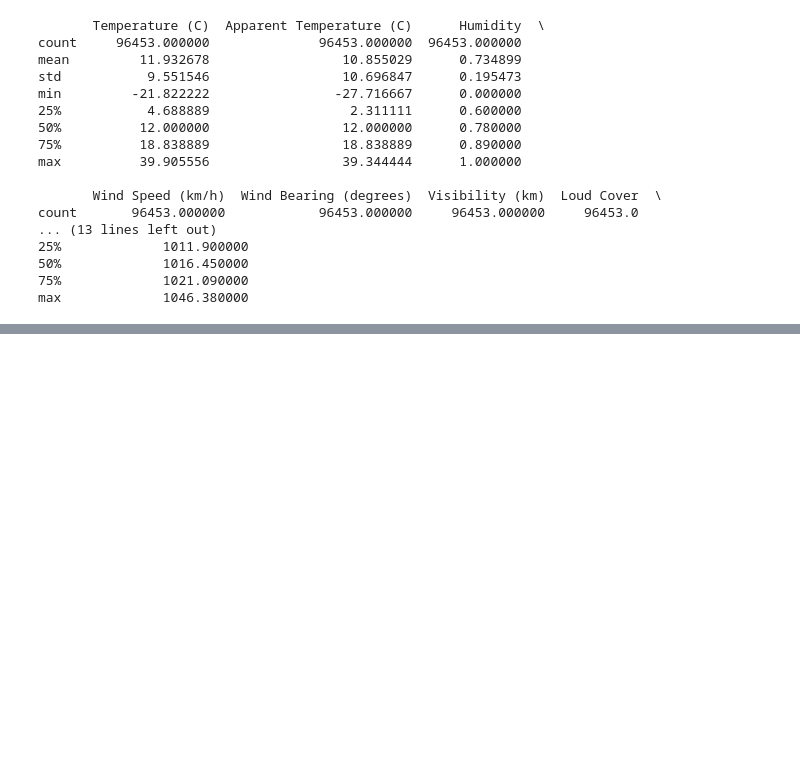
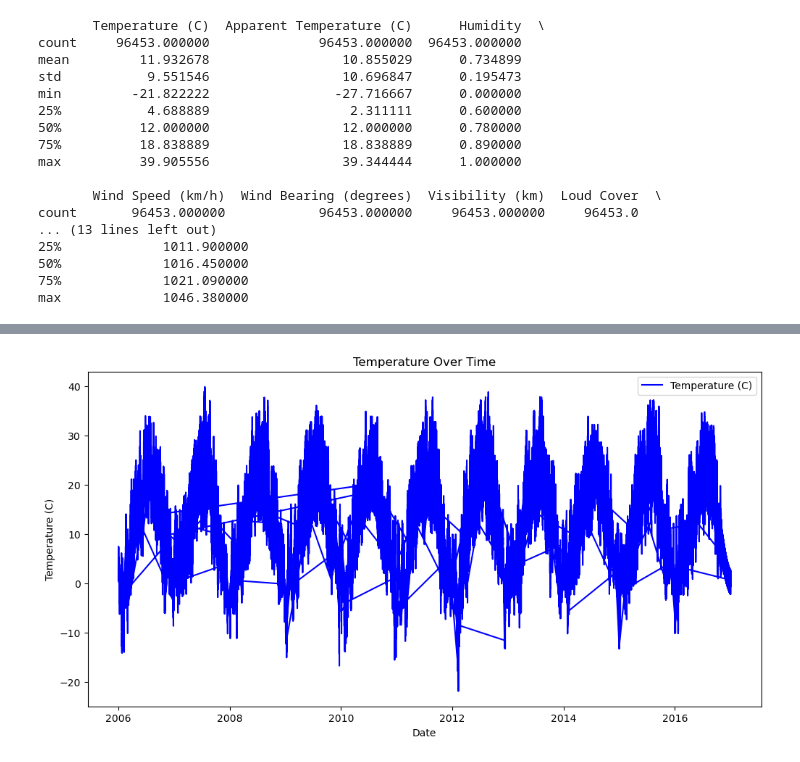
Before and after one commit to GOURAV-SAHA007/Weather-Visualization, a Jupyter notebook: notebook/01_exploration.ipynb, the cells around one changed output, grey strips where cells are left out. Drawn from its saved outputs; the diff is of its cells as text; code cells hidden in the pictures; blank space fills up the shorter version.

```diff
--- a/notebook/01_exploration.ipynb
+++ b/notebook/01_exploration.ipynb
@@ -101,0 +137,14 @@ max             1046.380000
+# %%
+df['Formatted Date'] = pd.to_datetime(df['Formatted Date'], utc=True)
+time = df['Formatted Date'].to_numpy().ravel()
+temperature = df['Temperature (C)'].to_numpy().ravel()
+
+plt.figure(figsize=(12,6))
+plt.plot(time, temperature, label="Temperature (C)", color="blue")
+plt.xlabel("Date")
+plt.ylabel("Temperature (C)")
+plt.title("Temperature Over Time")
+plt.legend()
+plt.show()
+# %% [output]
+[figure, added]
```
Also changed, not shown: parts of 7 cells of this notebook.
